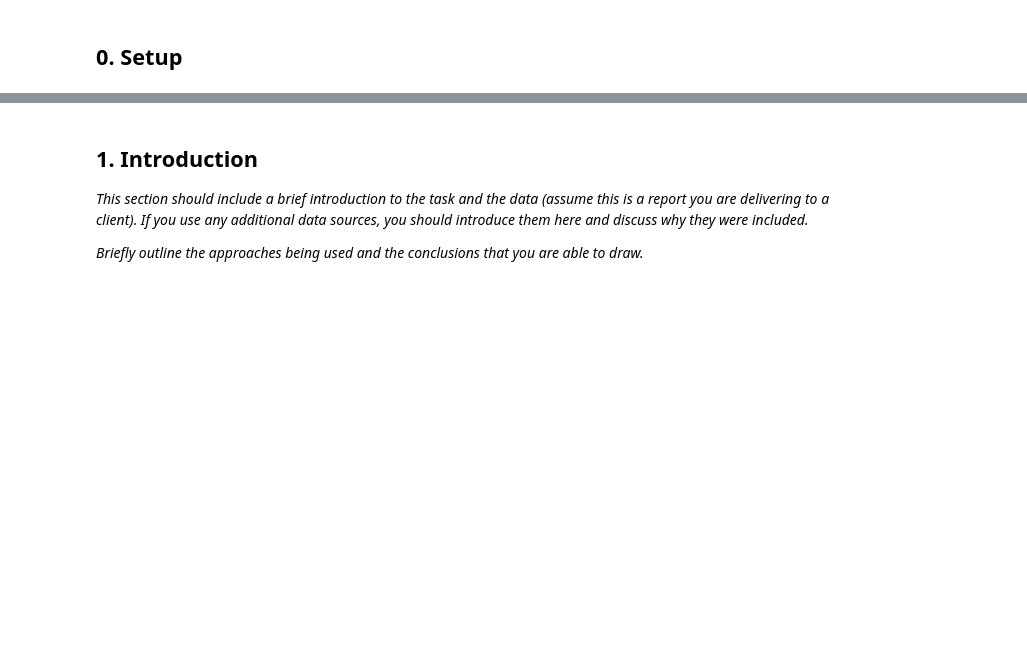
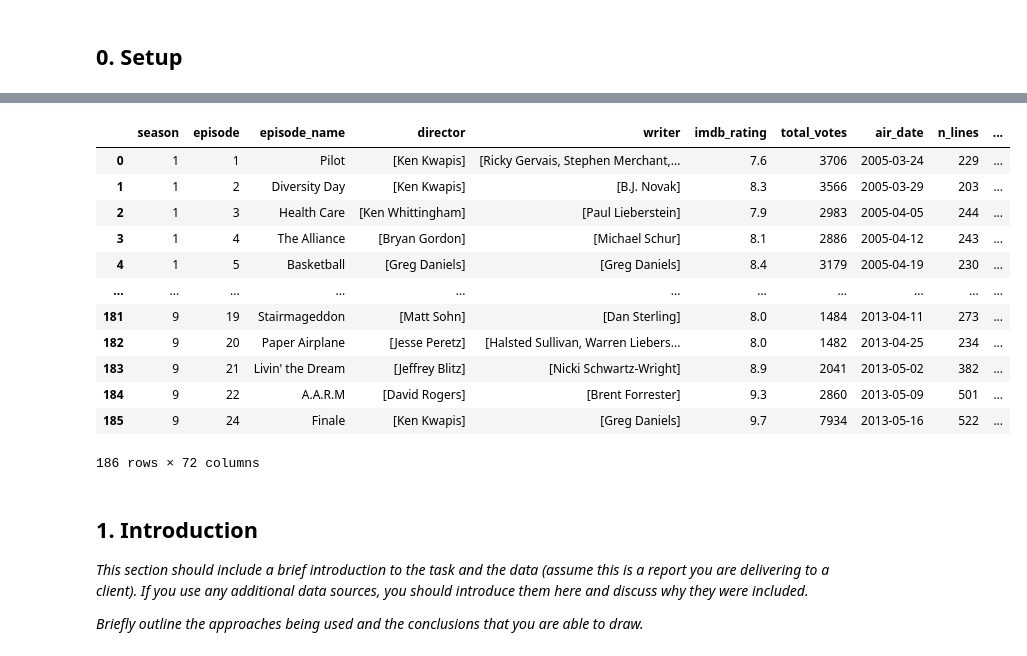
Before and after one commit to anoushka632/mlp-proj1, a Jupyter notebook: Jonathan/Exploration.ipynb, the cells around one changed output, grey strips where cells are left out. Drawn from its saved outputs; the diff is of its cells as text; code cells hidden in the pictures; blank space fills up the shorter version.

```diff
--- a/Jonathan/Exploration.ipynb
+++ b/Jonathan/Exploration.ipynb
@@ -86,0 +84,13 @@ sns.lineplot(x = "season_ep", y = "lines", hue = "character", data = line_main)
+# %%
+##Join main data with lines per character data
+
+##convert line data into dataframe with each row as a season/episode and each column as the main character lines
+char_lines = line_main.pivot_table(values='lines', index='season_ep', columns='character').reset_index()
+char_lines = char_lines.fillna(0) ##fill NA values with zero because they are only not present if no lines were spoken
+
+##create season_ep column for d to join by
+d['season_ep'] = d['season'].astype(str) + "_" + d['episode'].astype(str)
+
+##join the main data with the lines per character data
+d_new = pd.merge(d, char_lines, on = 'season_ep', how = 'left')
+d_new.head()
@@ -87,3 +105,37 @@ sns.lineplot(x = "season_ep", y = "lines", hue = "character", data = line_main)
+# %%
+##Want to get a list of all writers and a list of all directors
+##Create new columns where the presence of each writer is it's own variable (one-hot encoding)
+
+##Need to separate writer columns (idea courtesy of keith)
+split_cols = ["writer", "director", "main_chars"]
+d_new[split_cols] = d_new[split_cols].applymap(lambda l: l.split(";") if type(l) == str else l) ##the conditional prevents errors on reruns
+
+all_writers = [writer for ep_writers in d_new.writer for writer in ep_writers] ##flattened list of writers (duplicates)
+writers = list(set(all_writers)) ##gets list of unique writers
+
+##For each episode, check which writers are present and put into a dictionary
+##Each column is a writer; each row is an episode
+##The value of row, column is T/F for whether a writer is present
+writers_df = d_new["writer"].apply(lambda x: i in x for i in writers)
+writers_df.columns = writers
+
+##Add the writer data to overall data
+d_new = pd.concat([d_new, writers_df], axis = 1)
+d_new
+# %% [output]
+|  | season | episode | episode_name | director | writer | imdb_rating | total_votes | air_date | n_lines | ... |
+| 0 | 1 | 1 | Pilot | [Ken Kwapis] | [Ricky Gervais, Stephen Merchant,... | 7.6 | 3706 | 2005-03-24 | 229 | ... |
+| 1 | 1 | 2 | Diversity Day | [Ken Kwapis] | [B.J. Novak] | 8.3 | 3566 | 2005-03-29 | 203 | ... |
+| 2 | 1 | 3 | Health Care | [Ken Whittingham] | [Paul Lieberstein] | 7.9 | 2983 | 2005-04-05 | 244 | ... |
+| 3 | 1 | 4 | The Alliance | [Bryan Gordon] | [Michael Schur] | 8.1 | 2886 | 2005-04-12 | 243 | ... |
+| 4 | 1 | 5 | Basketball | [Greg Daniels] | [Greg Daniels] | 8.4 | 3179 | 2005-04-19 | 230 | ... |
+| ... | ... | ... | ... | ... | ... | ... | ... | ... | ... | ... |
+| 181 | 9 | 19 | Stairmageddon | [Matt Sohn] | [Dan Sterling] | 8.0 | 1484 | 2013-04-11 | 273 | ... |
+| 182 | 9 | 20 | Paper Airplane | [Jesse Peretz] | [Halsted Sullivan, Warren Liebers... | 8.0 | 1482 | 2013-04-25 | 234 | ... |
+| 183 | 9 | 21 | Livin' the Dream | [Jeffrey Blitz] | [Nicki Schwartz-Wright] | 8.9 | 2041 | 2013-05-02 | 382 | ... |
+| 184 | 9 | 22 | A.A.R.M | [David Rogers] | [Brent Forrester] | 9.3 | 2860 | 2013-05-09 | 501 | ... |
+| 185 | 9 | 24 | Finale | [Ken Kwapis] | [Greg Daniels] | 9.7 | 7934 | 2013-05-16 | 522 | ... |
+186 rows × 72 columns
 # %% [markdown]
 ## 1. Introduction
 
```
Also changed, not shown: parts of 9 cells of this notebook.
